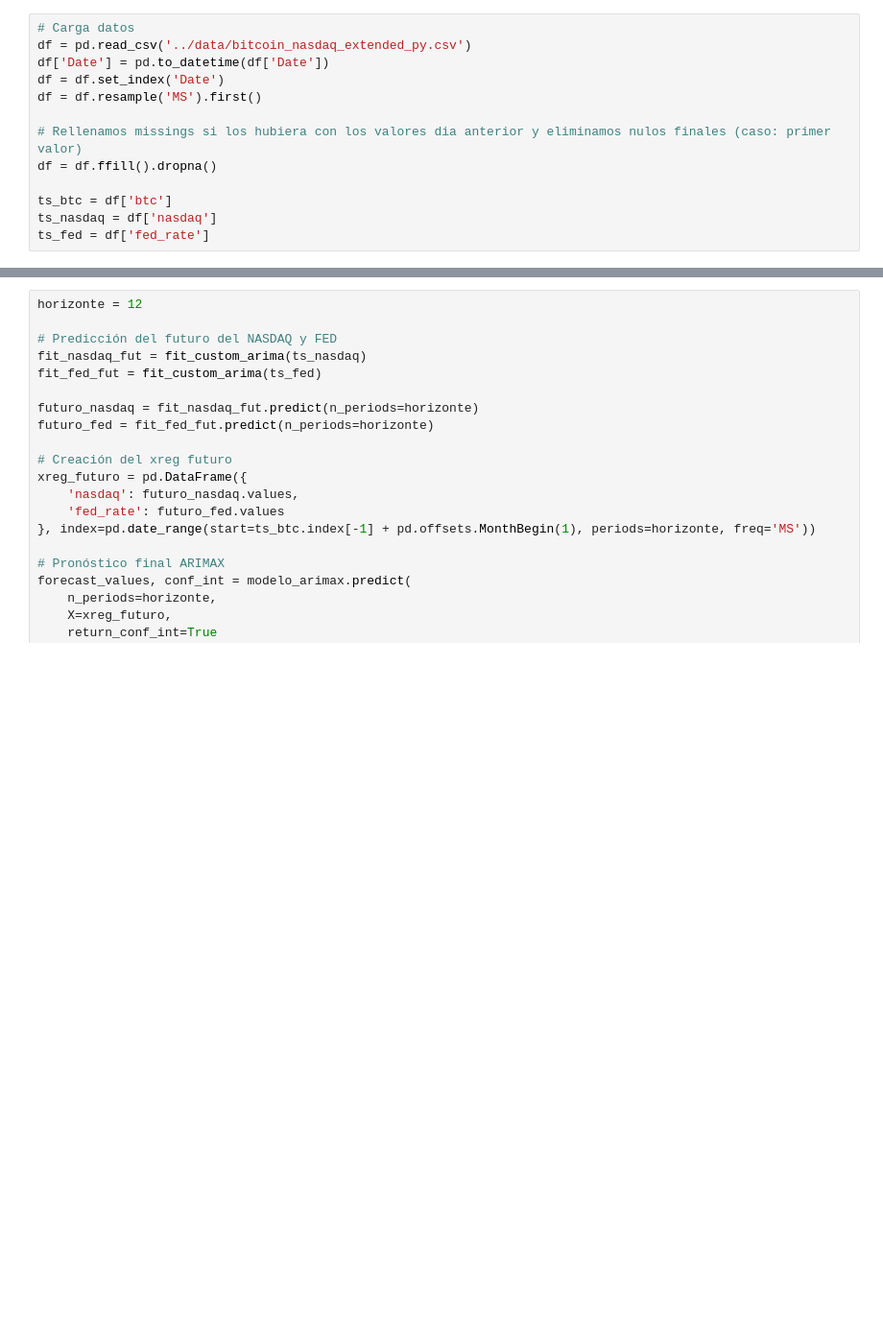
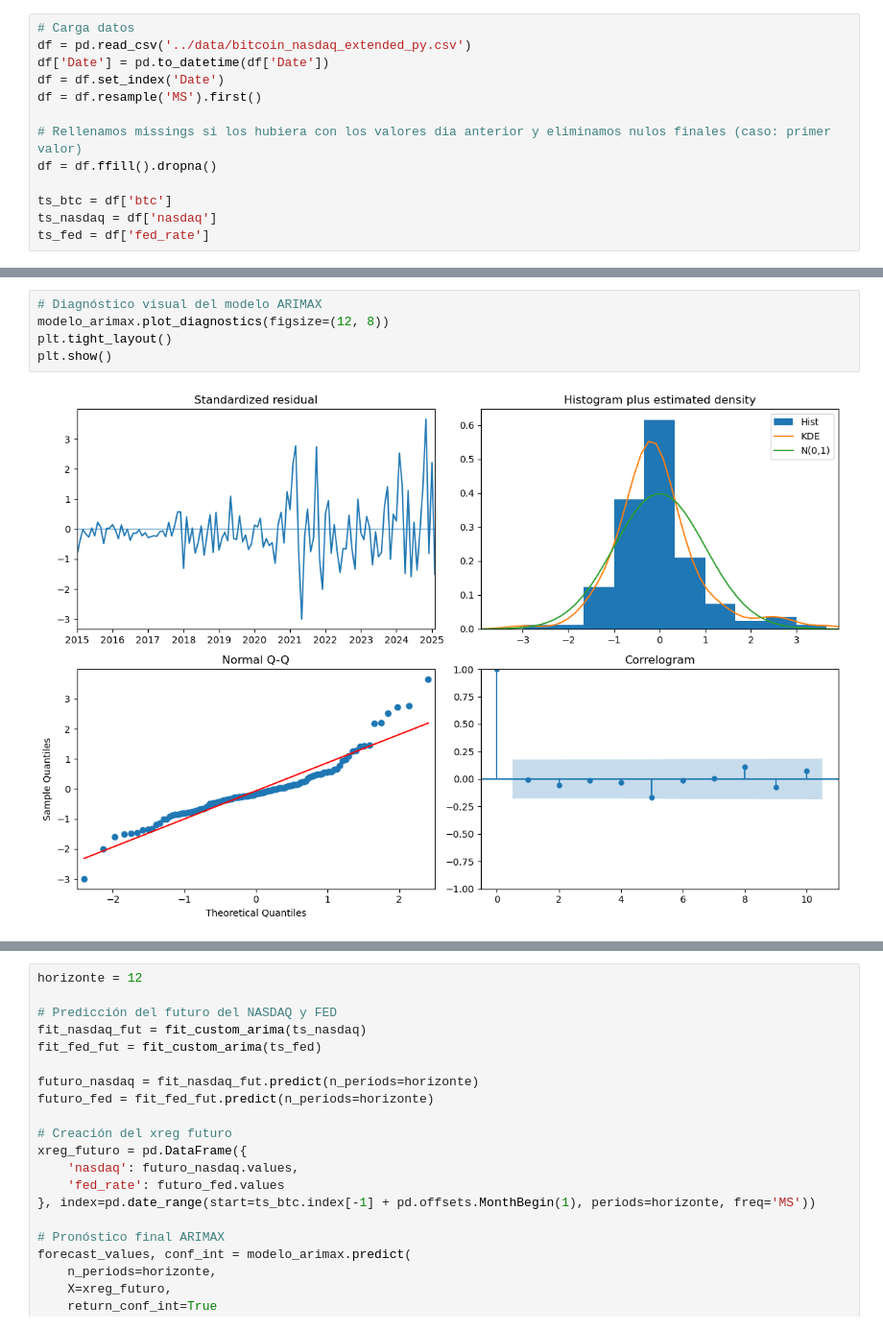
Before and after one commit to yeraybc/analisis-btc-nasdaq-fed, a Jupyter notebook: notebooks/04_modelado_arima_y_arimax.ipynb, the cells around one changed output, grey strips where cells are left out. Shown at 96% size. Cells and saved outputs as stored; diff of their text form; blank space fills up the shorter version.

Commit message:
docs: Añadido narrativa técnica, validación dinámica completa, interpretación financiera, diagnóstico y pronóstico ARIMAX

```diff
--- a/notebooks/04_modelado_arima_y_arimax.ipynb
+++ b/notebooks/04_modelado_arima_y_arimax.ipynb
@@ -76,0 +160,7 @@ display(lb_res)
+# %%
+# Diagnóstico visual del modelo ARIMAX
+modelo_arimax.plot_diagnostics(figsize=(12, 8))
+plt.tight_layout()
+plt.show()
+# %% [output]
+[figure, added]
```
Also changed, not shown: parts of 22 cells of this notebook.
